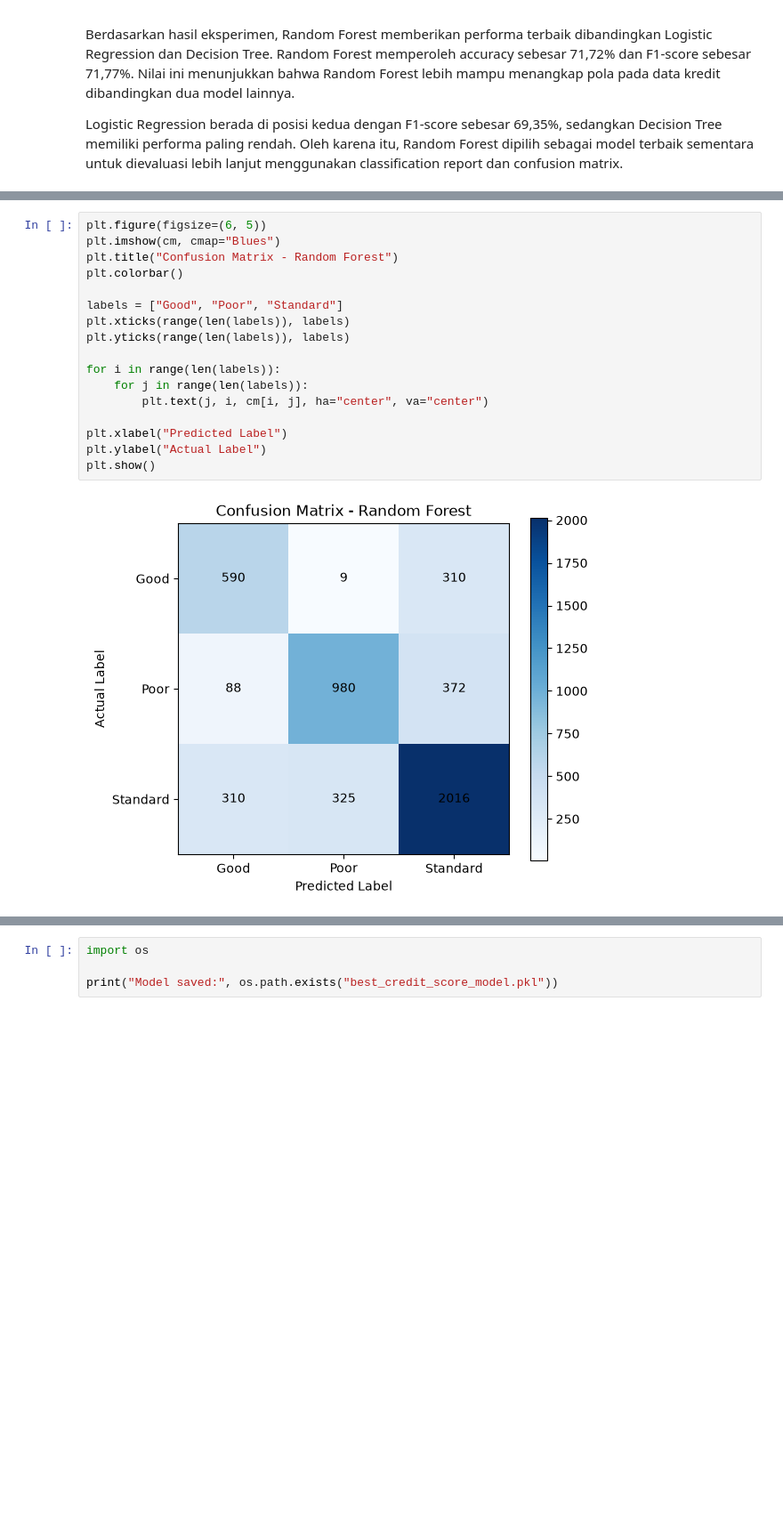
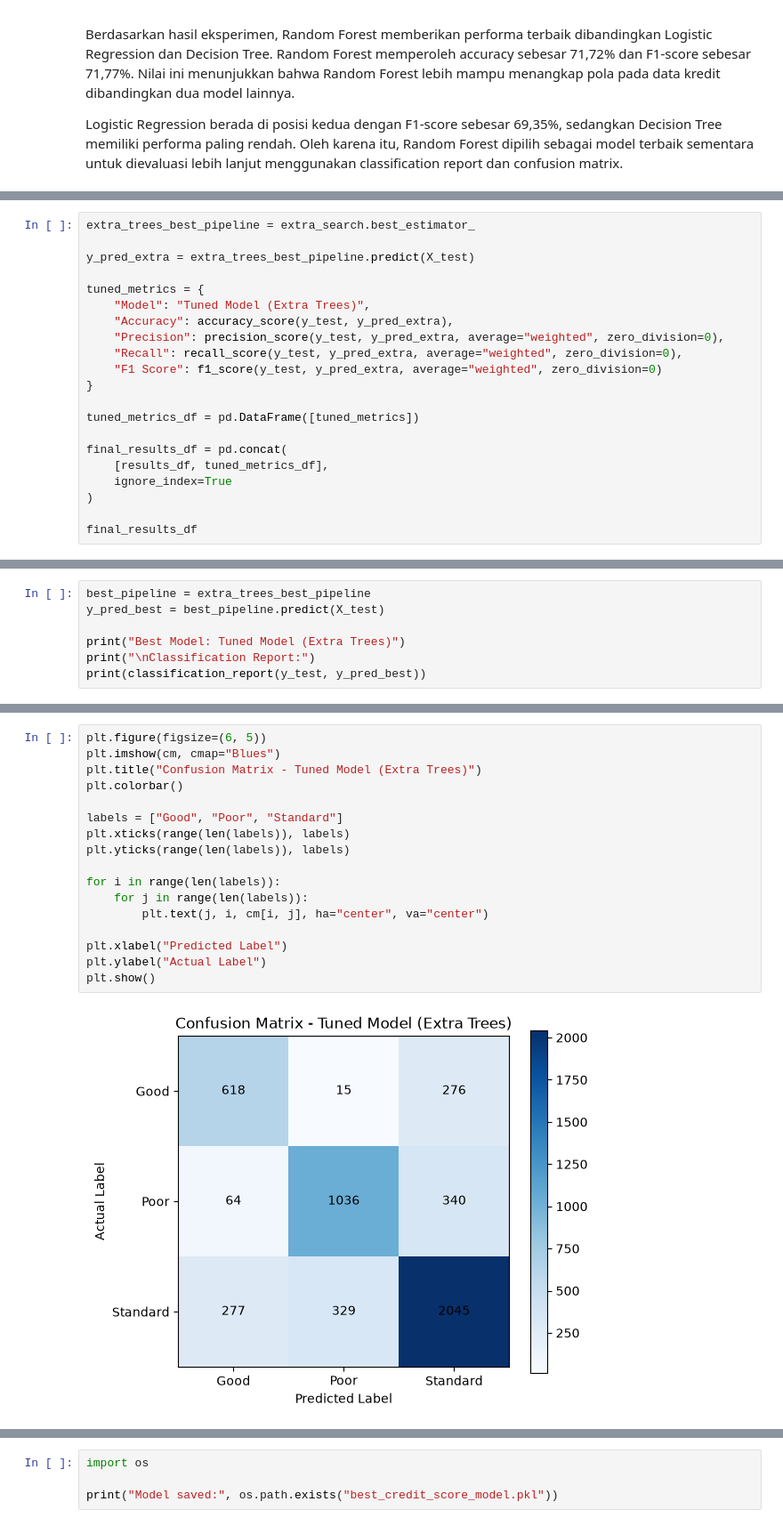
Before and after one commit to syaqilaamnajwa/UAS-Model-Deployment---2802488481, a Jupyter notebook: 1_CreditScore_EDA_Modelling.ipynb, the cells around one changed output, grey strips where cells are left out. Shown at 89% size. Drawn from its saved outputs; the diff is of its cells as text; blank space fills up the shorter version.

```diff
--- a/1_CreditScore_EDA_Modelling.ipynb
+++ b/1_CreditScore_EDA_Modelling.ipynb
@@ -886,0 +940,21 @@ Logistic Regression berada di posisi kedua dengan F1-score sebesar 69,35%, sedan
+# %%
+extra_trees_best_pipeline = extra_search.best_estimator_
+
+y_pred_extra = extra_trees_best_pipeline.predict(X_test)
+
+tuned_metrics = {
+    "Model": "Tuned Model (Extra Trees)",
+    "Accuracy": accuracy_score(y_test, y_pred_extra),
+    "Precision": precision_score(y_test, y_pred_extra, average="weighted", zero_division=0),
+    "Recall": recall_score(y_test, y_pred_extra, average="weighted", zero_division=0),
+    "F1 Score": f1_score(y_test, y_pred_extra, average="weighted", zero_division=0)
+}
+
+tuned_metrics_df = pd.DataFrame([tuned_metrics])
+
+final_results_df = pd.concat(
+    [results_df, tuned_metrics_df],
+    ignore_index=True
+)
+
+final_results_df
@@ -911,0 +975,7 @@ weighted avg       0.72      0.72      0.72      5000
+# %%
+best_pipeline = extra_trees_best_pipeline
+y_pred_best = best_pipeline.predict(X_test)
+
+print("Best Model: Tuned Model (Extra Trees)")
+print("\nClassification Report:")
+print(classification_report(y_test, y_pred_best))
@@ -951,19 +1022,19 @@ Secara umum, model paling baik dalam mengenali kelas `Standard`, tetapi masih me
 # %%
 plt.figure(figsize=(6, 5))
 plt.imshow(cm, cmap="Blues")
-plt.title("Confusion Matrix - Random Forest")
+plt.title("Confusion Matrix - Tuned Model (Extra Trees)")
 plt.colorbar()
 
 labels = ["Good", "Poor", "Standard"]
 plt.xticks(range(len(labels)), labels)
 plt.yticks(range(len(labels)), labels)
 
 for i in range(len(labels)):
     for j in range(len(labels)):
         plt.text(j, i, cm[i, j], ha="center", va="center")
 
 plt.xlabel("Predicted Label")
 plt.ylabel("Actual Label")
 plt.show()
 # %% [output]
-[figure, old version]
+[figure, new version]
```
Also changed, not shown: parts of 27 cells of this notebook, 3 other files.
